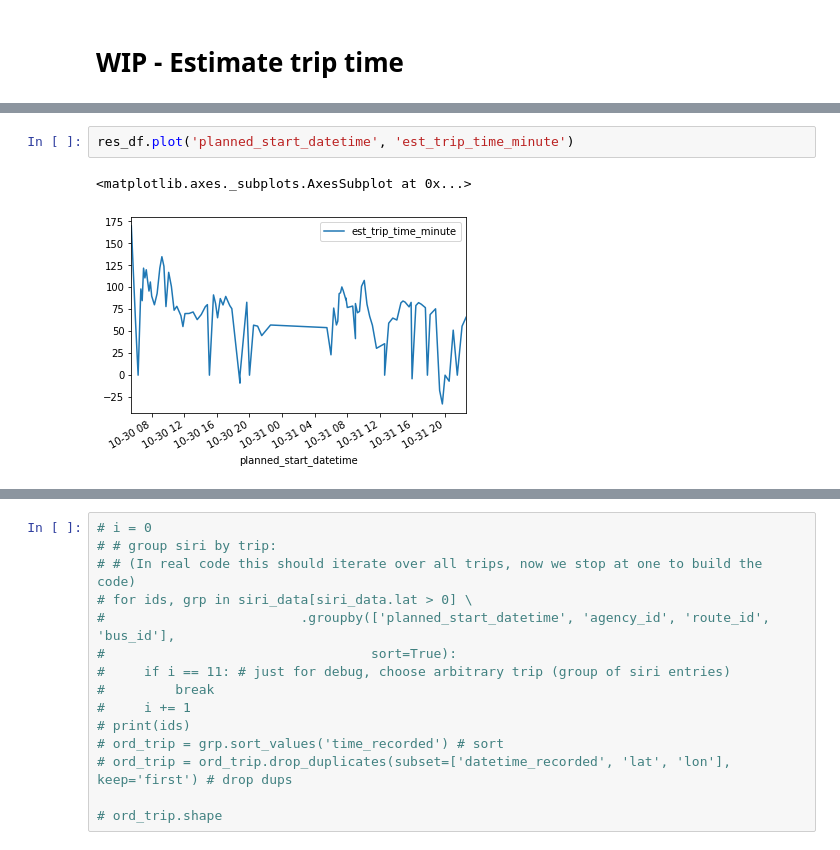
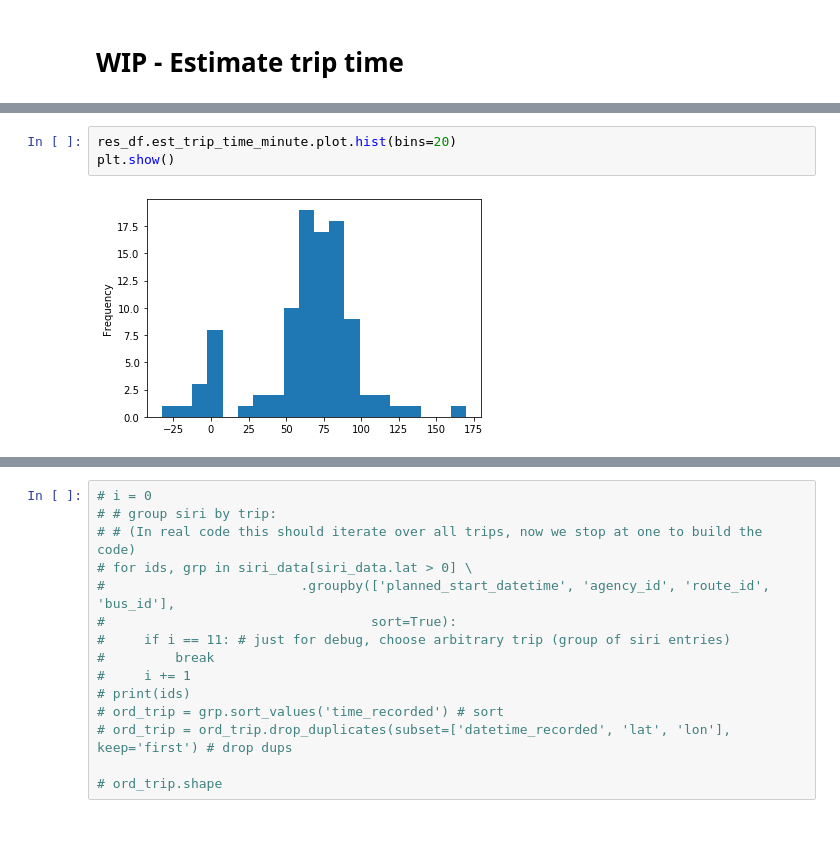
Before and after one commit to hasadna/open-bus, a Jupyter notebook: notebooks/Nativ_plus_get_trips_duration_Nov_2019.ipynb, the cells around one changed output, grey strips where cells are left out. Saved outputs shown, nothing was run; the diff lists cells and outputs as text.

```diff
--- a/notebooks/Nativ_plus_get_trips_duration_Nov_2019.ipynb
+++ b/notebooks/Nativ_plus_get_trips_duration_Nov_2019.ipynb
@@ -405,5 +493,5 @@ res_df.plot('planned_start_datetime', 'est_trip_time_minute')
-# %%
-res_df.plot('planned_start_datetime', 'est_trip_time_minute')
-# %% [output]
-<matplotlib.axes._subplots.AxesSubplot at 0x...>
-[figure, removed]
+# %%
+res_df.est_trip_time_minute.plot.hist(bins=20)
+plt.show()
+# %% [output]
+[figure, added]
```
Also changed, not shown: parts of 24 cells of this notebook.
